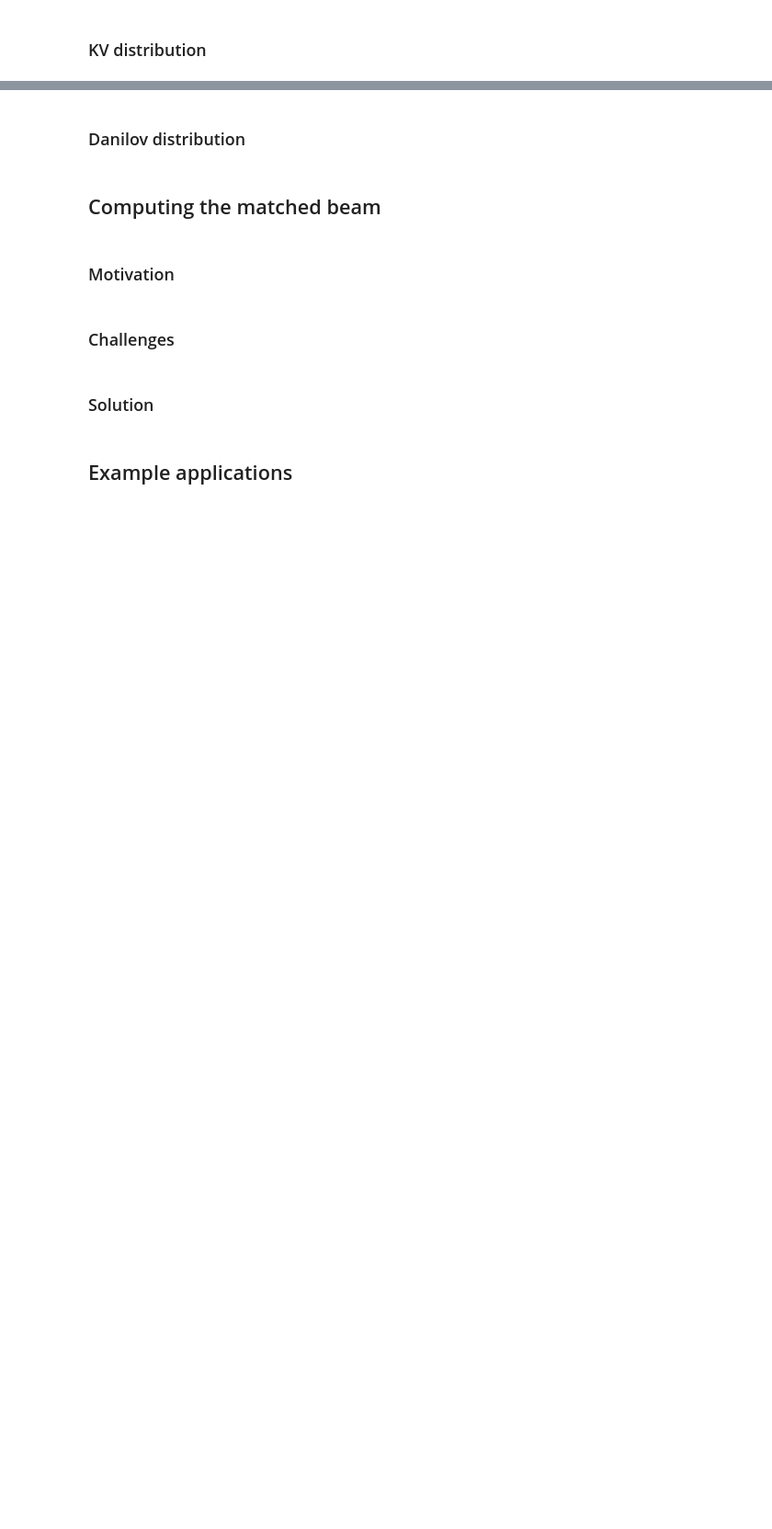
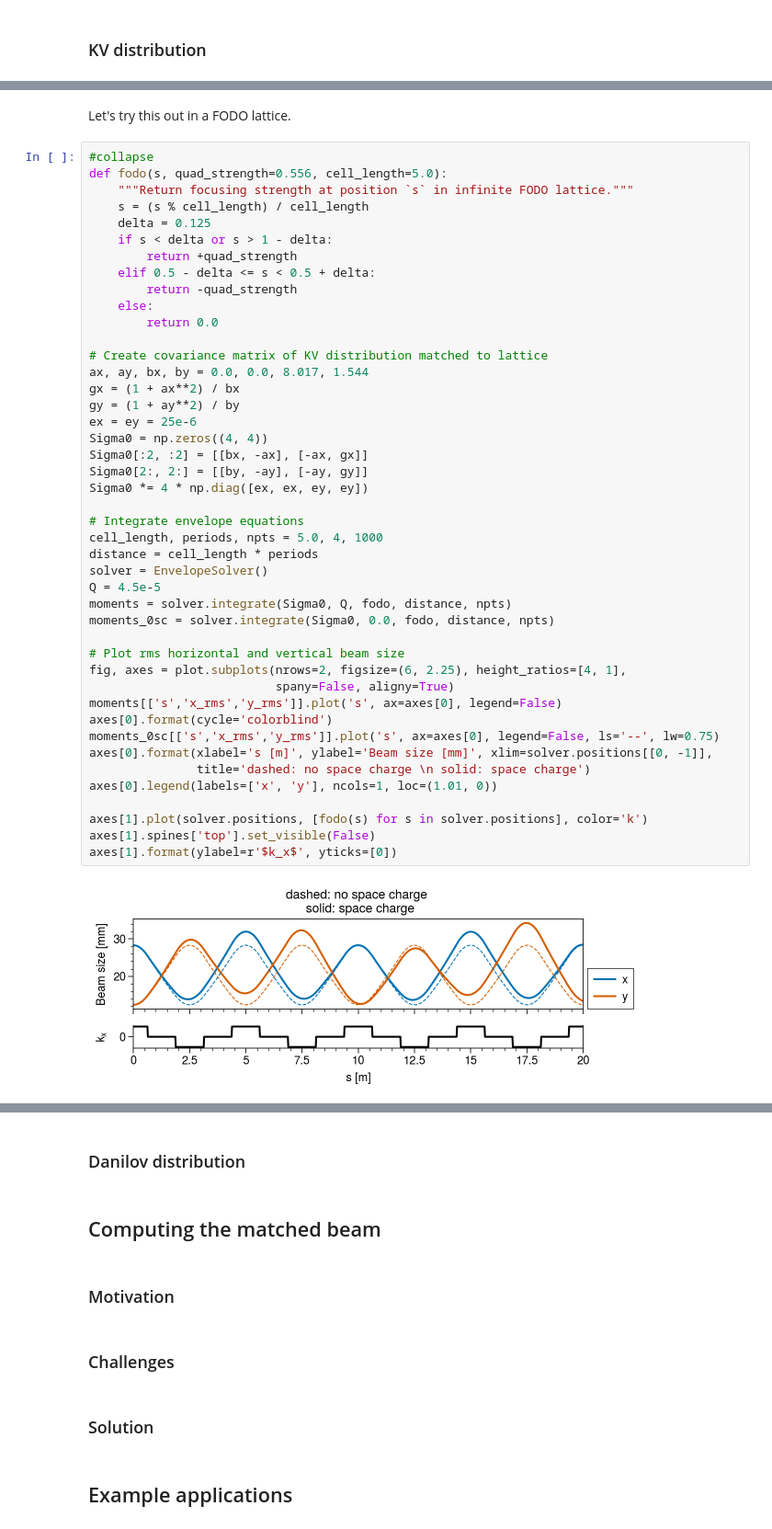
Before and after one commit to austin-hoover/blog_old, a Jupyter notebook: _notebooks/2021-05-01-matched_Danilov_dist.ipynb, the cells around one changed output, grey strips where cells are left out. Shown at 92% size. Saved outputs shown, nothing was run; the diff lists cells and outputs as text; blank space fills up the shorter version.

```diff
--- a/_notebooks/2021-05-01-matched_Danilov_dist.ipynb
+++ b/_notebooks/2021-05-01-matched_Danilov_dist.ipynb
@@ -79,0 +150,48 @@ How exactly do nonlinear forces lead to these undesired effects?
+# %% [markdown]
+Let's try this out in a FODO lattice.
+# %%
+#collapse
+def fodo(s, quad_strength=0.556, cell_length=5.0):
+    """Return focusing strength at position `s` in infinite FODO lattice."""
+    s = (s % cell_length) / cell_length
+    delta = 0.125
+    if s < delta or s > 1 - delta:
+        return +quad_strength
+    elif 0.5 - delta <= s < 0.5 + delta:
+        return -quad_strength
+    else:
+        return 0.0
+
+# Create covariance matrix of KV distribution matched to lattice
+ax, ay, bx, by = 0.0, 0.0, 8.017, 1.544
+gx = (1 + ax**2) / bx
+gy = (1 + ay**2) / by
+ex = ey = 25e-6
+Sigma0 = np.zeros((4, 4))
+Sigma0[:2, :2] = [[bx, -ax], [-ax, gx]]
+Sigma0[2:, 2:] = [[by, -ay], [-ay, gy]]
+Sigma0 *= 4 * np.diag([ex, ex, ey, ey])
+
+# Integrate envelope equations
+cell_length, periods, npts = 5.0, 4, 1000
+distance = cell_length * periods
+solver = EnvelopeSolver()
+Q = 4.5e-5
+moments = solver.integrate(Sigma0, Q, fodo, distance, npts)
+moments_0sc = solver.integrate(Sigma0, 0.0, fodo, distance, npts)
+
+# Plot rms horizontal and vertical beam size
+fig, axes = plot.subplots(nrows=2, figsize=(6, 2.25), height_ratios=[4, 1],
+                          spany=False, aligny=True)
+moments[['s','x_rms','y_rms']].plot('s', ax=axes[0], legend=False)
+axes[0].format(cycle='colorblind')
+moments_0sc[['s','x_rms','y_rms']].plot('s', ax=axes[0], legend=False, ls='--', lw=0.75)
+axes[0].format(xlabel='s [m]', ylabel='Beam size [mm]', xlim=solver.positions[[0, -1]],
+               title='dashed: no space charge \n solid: space charge')
+axes[0].legend(labels=['x', 'y'], ncols=1, loc=(1.01, 0))
+
+axes[1].plot(solver.positions, [fodo(s) for s in solver.positions], color='k')
+axes[1].spines['top'].set_visible(False)
+axes[1].format(ylabel=r'$k_x$', yticks=[0])
+# %% [output]
+[figure, added]
```
Also changed, not shown: parts of 18 cells of this notebook, 1 other file.
